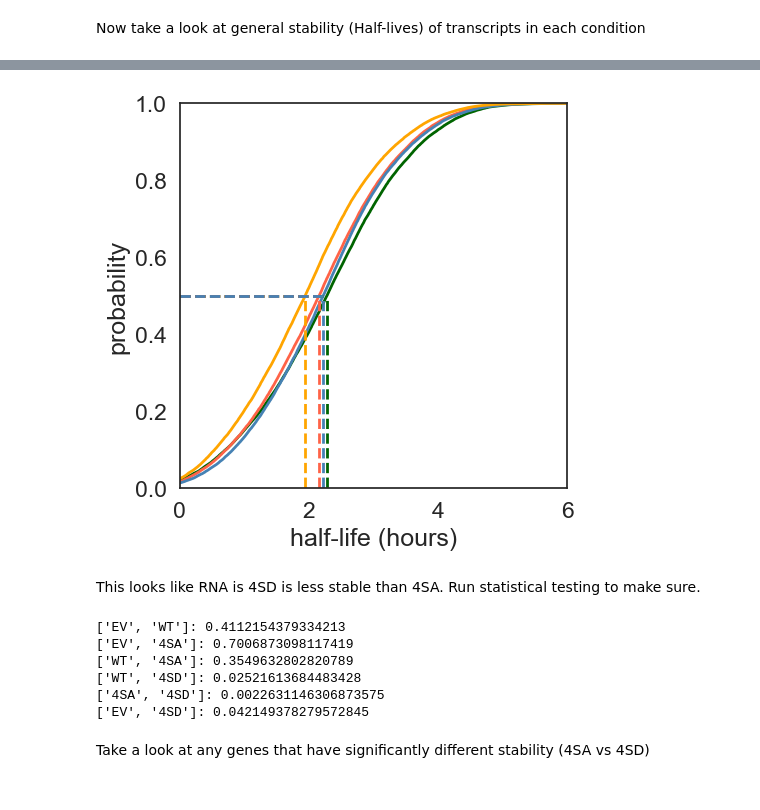
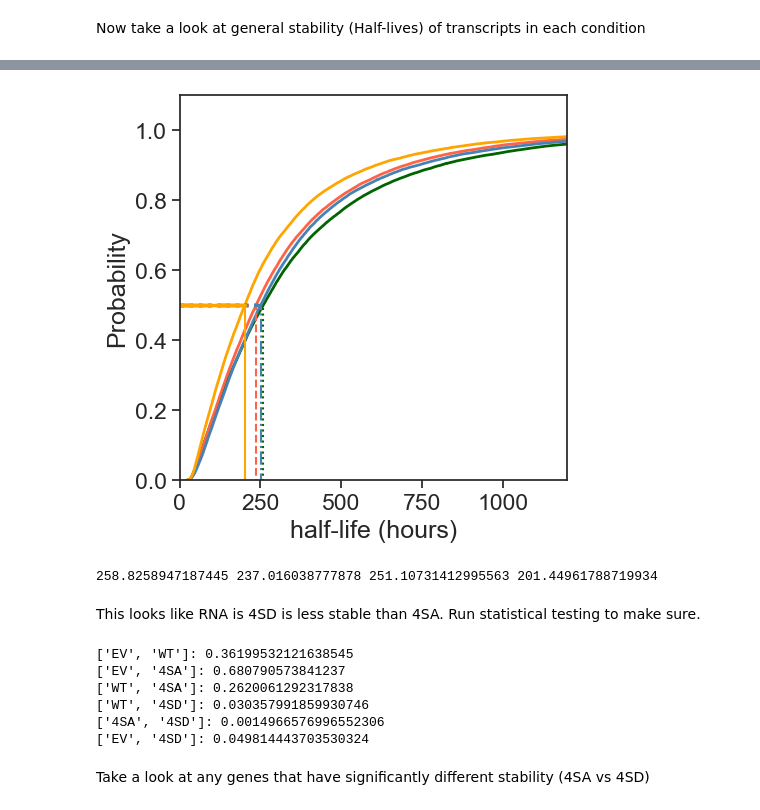
Before and after one commit to NeugebauerLab/PABPN1_phosphorylation, a Jupyter notebook: notebooks/PABPN1_mutants_TimeLapse.ipynb, the cells around one changed output, grey strips where cells are left out. Saved outputs shown, nothing was run; the diff lists cells and outputs as text; code cells hidden in the pictures.

```diff
--- a/notebooks/PABPN1_mutants_TimeLapse.ipynb
+++ b/notebooks/PABPN1_mutants_TimeLapse.ipynb
@@ -40,20 +37,24 @@ figpath = "/Users/jacksongordon/Desktop/Papers/Yale_graduate/2023_PABPN1_manuscr
+# %%
+#Set datapath for TimeLapse analyses
+path = "path/to/bakr/data/"
+
+path_2 = "/path/to/data/"
+# %%
+figpath = "./"
 # %%
 #Data for EV vs all condtions with EV as reference condition
-BakR_effects_df_all = pd.read_csv(path + "Fit_effects_DF_all.csv", sep = " ")
+BakR_effects_df_all = pd.read_csv(path + "12142023_Fit_effects_DF_all.csv", sep = " ").dropna()
 BakR_effects_df_all["gene_id"] = BakR_effects_df_all.XF.str.split(".").str[0]
 BakR_effects_df_all["gene_id"] = BakR_effects_df_all.XF.str.split(".").str[0]
 
-BakR_Reg_estimates_all = pd.read_csv(path + "Fit_Regularized_ests_all.csv", sep = " ")
+BakR_Reg_estimates_all = pd.read_csv(path + "12142023_Fit_Regularized_ests_all.csv", sep = " ").dropna()
 BakR_Reg_estimates_all["gene_id"] = BakR_Reg_estimates_all.XF.str.split(".").str[0]
 BakR_Reg_estimates_all["gene_id"] = BakR_Reg_estimates_all.XF.str.split(".").str[0]
 
-BakR_Fn_estimates_all = pd.read_csv(path + "Fit_Fn_Estimates_all.csv", sep = " ")
+BakR_Fn_estimates_all = pd.read_csv(path + "12142023_Fit_Fn_Estimates_all.csv", sep = " ").dropna()
 BakR_Fn_estimates_all["gene_id"] = BakR_Fn_estimates_all.XF.str.split(".").str[0]
 BakR_Fn_estimates_all["gene_id"] = BakR_Fn_estimates_all.XF.str.split(".").str[0]
 
-BakR_Fn_estimates_all = pd.read_csv(path + "Fit_Fn_Estimates_all.csv", sep = " ")
-BakR_Fn_estimates_all["gene_id"] = BakR_Fn_estimates_all.XF.str.split(".").str[0]
-BakR_Fn_estimates_all["gene_id"] = BakR_Fn_estimates_all.XF.str.split(".").str[0]
 
 gene_types = pd.read_csv(path_2 + "config/gene_types_df.tsv", sep = "\t")
 BakR_effects_df_all = gene_types.merge(BakR_effects_df_all, on = "gene_id")
@@ -88,7 +85,7 @@ RNA half lives can be calculated from kdeg estimates as follows: HL = log2/kdeg
 # %%
 #Caclulate RNA half lives
-BakR_Fn_estimates_all["halflife"] = np.log2(1/BakR_Fn_estimates_all["kdeg"])
-BakR_Fn_estimates["halflife"] = np.log2(1/BakR_Fn_estimates["kdeg"])
+BakR_Fn_estimates_all["halflife"] = np.log(2)/BakR_Fn_estimates_all["kdeg"]
+# BakR_Fn_estimates["halflife"] = np.log2(1/BakR_Fn_estimates["kdeg"])
 # %% [markdown]
 Now take a look at general stability (Half-lives) of transcripts in each condition
 # %%
@@ -151,40 +160,47 @@ print(np.median(x1),
 # %%
 #Plot CDF for HL of each sample
-x1, y1 = cumsum(np.log2(1/BakR_Fn_estimates_all.loc[BakR_Fn_estimates_all.Sample == "EV"].kdeg))
-x2, y2 = cumsum(np.log2(1/BakR_Fn_estimates_all.loc[BakR_Fn_estimates_all.Sample == "WT"].kdeg))
-x3, y3 = cumsum(np.log2(1/BakR_Fn_estimates_all.loc[BakR_Fn_estimates_all.Sample == "4SA"].kdeg))
-x4, y4 = cumsum(np.log2(1/BakR_Fn_estimates_all.loc[BakR_Fn_estimates_all.Sample == "4SD"].kdeg))
-
+x1, y1 = cumsum(np.log(2)/BakR_Fn_estimates_all.loc[BakR_Fn_estimates_all.Sample == "EV"].kdeg)
+x2, y2 = cumsum(np.log(2)/BakR_Fn_estimates_all.loc[BakR_Fn_estimates_all.Sample == "WT"].kdeg)
+x3, y3 = cumsum(np.log(2)/BakR_Fn_estimates_all.loc[BakR_Fn_estimates_all.Sample == "4SA"].kdeg)
+x4, y4 = cumsum(np.log(2)/BakR_Fn_estimates_all.loc[BakR_Fn_estimates_all.Sample == "4SD"].kdeg)
 # x1, y1 = cumsum(np.log2(BakR_Fn_estimates.loc[BakR_Fn_estimates.Exp_ID == 2].kdeg), 100)
 # x2, y2 = cumsum(np.log2(BakR_Fn_estimates.loc[BakR_Fn_estimates.Exp_ID == 1].kdeg), 100)
 
 # plot the cumulative function
 f, ax = plt.subplots(1,1, figsize = (5,5))
 sns.lineplot(x = (x1), y = y1, color = four_palette[0], linewidth = 2)
 sns.lineplot(x = (x2), y = y2, color = four_palette[1], linewidth = 2)
 sns.lineplot(x = (x3), y = y3, color = four_palette[2], linewidth = 2)
 sns.lineplot(x = (x4), y = y4, color = four_palette[3], linewidth = 2)
 
-ax.set_ylabel("probability")
+ax.set_ylabel("Probability")
 ax.set_xlabel("half-life (hours)")
-ax.set_xlim(0, 6)
-ax.set_ylim(0, 1)
+ax.set_xlim(0, 1200)
+ax.set_ylim(0, 1.1)
 
-sns.lineplot(x = [0,1.943748], y = [0.5, 0.5], color = four_palette[3], linestyle = "--", linewidth = 2)
-ax.axvline(x = 1.943748, ymin = -1, ymax = 0.5, color = four_palette[3], linestyle = "--", linewidth = 2)
+sns.lineplot(x = [0,np.median(x1)], y = [0.5, 0.5], color = four_palette[0], linestyle = "dotted", linewidth = 2.5)
+ax.axvline(x = np.median(x1), ymin = -1, ymax = 0.45, color = four_palette[0], linestyle = "dotted", linewidth = 1.5)
 
-sns.lineplot(x = [0,2.279847], y = [0.5, 0.5], color = four_palette[0], linestyle = "--", linewidth = 2)
-ax.axvline(x = 2.279847, ymin = -1, ymax = 0.5, color = four_palette[0], linestyle = "--", linewidth = 2)
+sns.lineplot(x = [0,np.median(x2)], y = [0.5, 0.5], color = four_palette[1], linestyle = "dashed", linewidth = 2.5)
+ax.axvline(x = np.median(x2), ymin = -1, ymax = 0.45, color = four_palette[1], linestyle = "dashed", linewidth = 1.5)
 
-sns.lineplot(x = [0,2.159792], y = [0.5, 0.5], color = four_palette[1], linestyle = "--", linewidth = 2)
-ax.axvline(x = 2.159792, ymin = -1, ymax = 0.5, color = four_palette[1], linestyle = "--", linewidth = 2)
+sns.lineplot(x = [0,np.median(x3)], y = [0.5, 0.5], color = four_palette[2], linestyle = "dashdot", linewidth = 2.5)
+ax.axvline(x = np.median(x3), ymin = -1, ymax = 0.45, color = four_palette[2], linestyle = "dashdot", linewidth = 1.5)
 
-sns.lineplot(x = [0,2.222594], y = [0.5, 0.5], color = four_palette[2], linestyle = "--", linewidth = 2)
-ax.axvline(x = 2.222594, ymin = -1, ymax = 0.5, color = four_palette[2], linestyle = "--", linewidth = 2)
+sns.lineplot(x = [0,np.median(x4)], y = [0.5, 0.5], color = four_palette[3], linestyle = "-", linewidth = 2.5)
+ax.axvline(x = np.median(x4), ymin = -1, ymax = 0.45, color = four_palette[3], linestyle = "-", linewidth = 1.5)
 
 plt.savefig(figpath + 'Half_life_CDF.png', dpi=300, bbox_inches="tight")
 # %% [output]
-[figure, old version]
+[figure, new version]
+# %%
+#Print median half lives for comparison
+print(np.median(x1),
+     np.median(x2),
+     np.median(x3),
+     np.median(x4))
+# %% [output]
+258.8258947187445 237.016038777878 251.10731412995563 201.44961788719934
 # %% [markdown]
 This looks like RNA is 4SD is less stable than 4SA. Run statistical testing to make sure.
 # %%
@@ -202,17 +218,17 @@ for pair in pairs:
     c1 = pair[0]
     c2 = pair[1]
     group_df = BakR_Fn_estimates_all.groupby(["Sample", "Replicate"]).median()
-    c1_data = list(group_df.loc[c1].kdeg)
-    c2_data = list(group_df.loc[c2].kdeg)
+    c1_data = list(np.log(2)/group_df.loc[c1].kdeg)
+    c2_data = list(np.log(2)/group_df.loc[c2].kdeg)
     stat = stats.ttest_ind(c1_data, c2_data).pvalue
     print(str(pair) + ": " + str(stat))
 # %% [output]
-['EV', 'WT']: 0.4112154379334213
-['EV', '4SA']: 0.7006873098117419
-['WT', '4SA']: 0.3549632802820789
-['WT', '4SD']: 0.02521613684483428
-['4SA', '4SD']: 0.0022631146306873575
-['EV', '4SD']: 0.042149378279572845
+['EV', 'WT']: 0.36199532121638545
+['EV', '4SA']: 0.680790573841237
+['WT', '4SA']: 0.2620061292317838
+['WT', '4SD']: 0.030357991859930746
+['4SA', '4SD']: 0.0014966576996552306
+['EV', '4SD']: 0.049814443703530324
 # %% [markdown]
 Take a look at any genes that have significantly different stability (4SA vs 4SD)
 # %%
```
Also changed, not shown: parts of 47 cells of this notebook, 5 other files.
